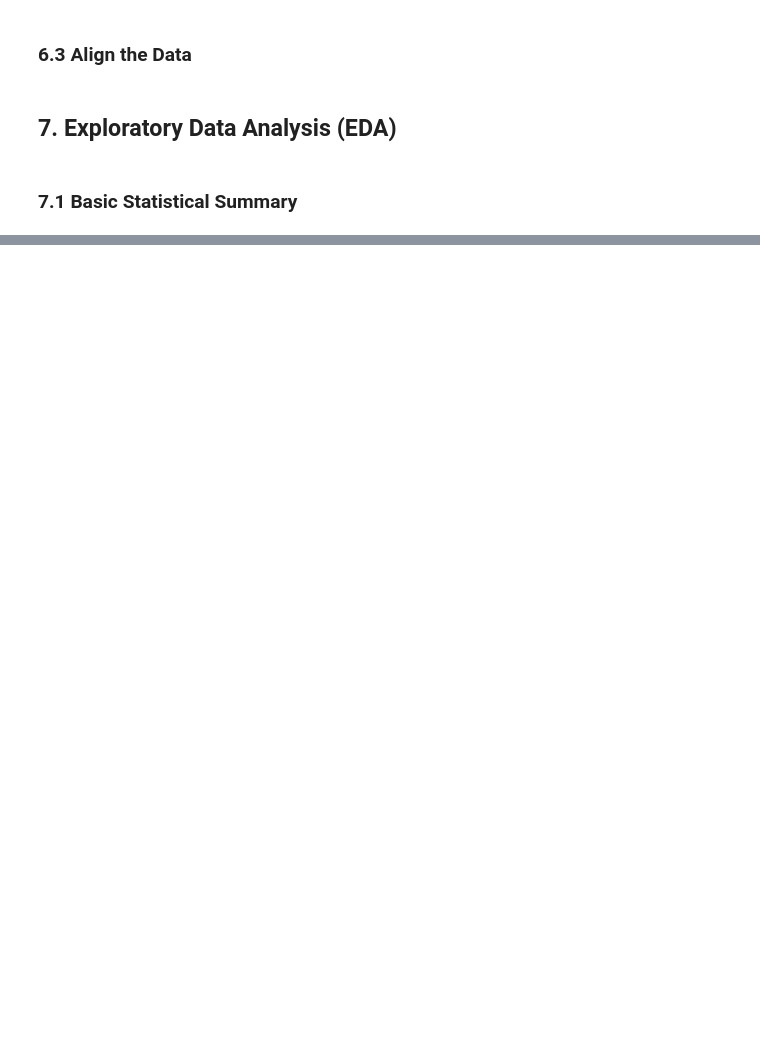
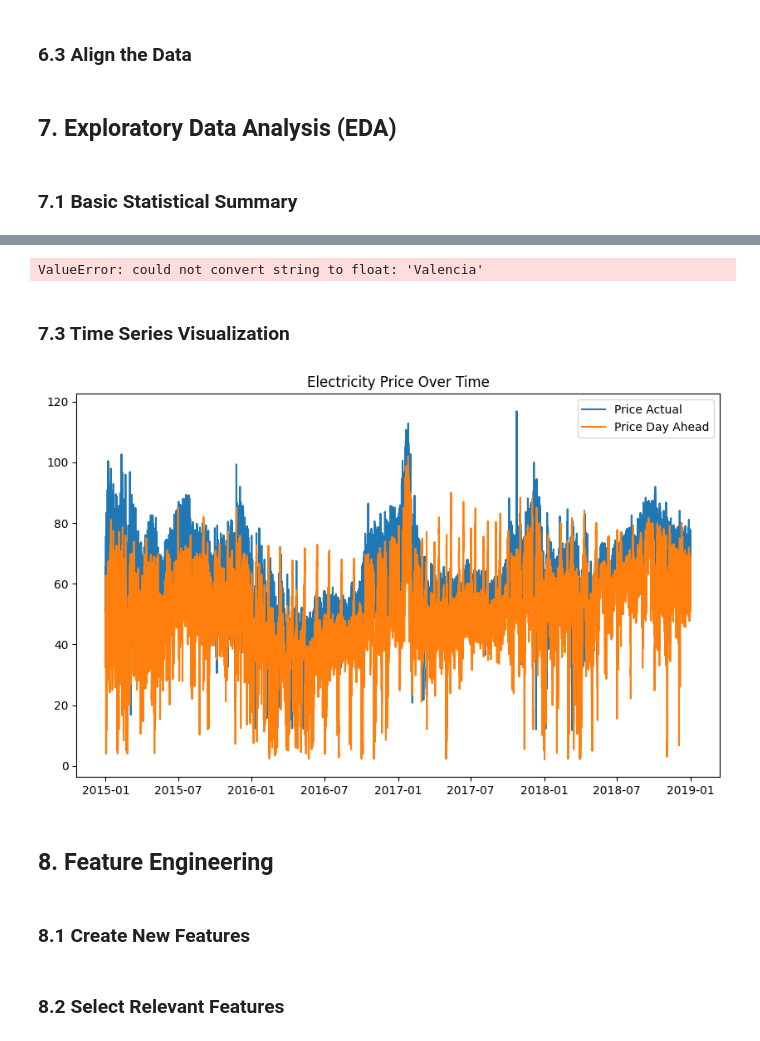
Before and after one commit to JoshuaPaul-lasisi/Electricity-Demand-Forecasting-Project, a Jupyter notebook: notebook.ipynb, the cells around one changed output, grey strips where cells are left out. Drawn from its saved outputs; the diff is of its cells as text; code cells hidden in the pictures; blank space fills up the shorter version.

```diff
--- a/notebook.ipynb
+++ b/notebook.ipynb
@@ -85,6 +85,9 @@ Apart from the **forecast wind offshore eday ahead** and **generation hydro pump
 # %% [markdown]
 ### **6.1 Handling Missing Values**
 # %%
+# Drop the empty columns
+energy = energy.drop(columns=['forecast wind offshore eday ahead', 'generation hydro pumped storage aggregated'])
+
 # Remove any remaining rows that have missing data
 energy = energy.ffill()
 
@@ -130,0 +193,24 @@ data.describe()
+# %%
+# Check for correlation between features
+corr = numerical_cols.corr()
+plt.figure(figsize=(12, 8))
+sns.heatmap(corr, annot=True, cmap='coolwarm')
+plt.show()
+# %% [output]
+ValueError: could not convert string to float: 'Valencia'
+# %% [markdown]
+### **7.3 Time Series Visualization**
+# %%
+# Visualize key trends
+plt.figure(figsize=(10, 6))
+plt.plot(data['time'], data['price actual'], label='Price Actual')
+plt.plot(data['time'], data['price day ahead'], label='Price Day Ahead')
+plt.legend()
+plt.title('Electricity Price Over Time')
+plt.show()
+# %% [output]
+[figure, added]
+# %% [markdown]
+## **8. Feature Engineering**
+# %% [markdown]
+### **8.1 Create New Features**
@@ -130,0 +223,2 @@ data.describe()
+# %% [markdown]
+### **8.2 Select Relevant Features**
```
Also changed, not shown: parts of 17 cells of this notebook.
